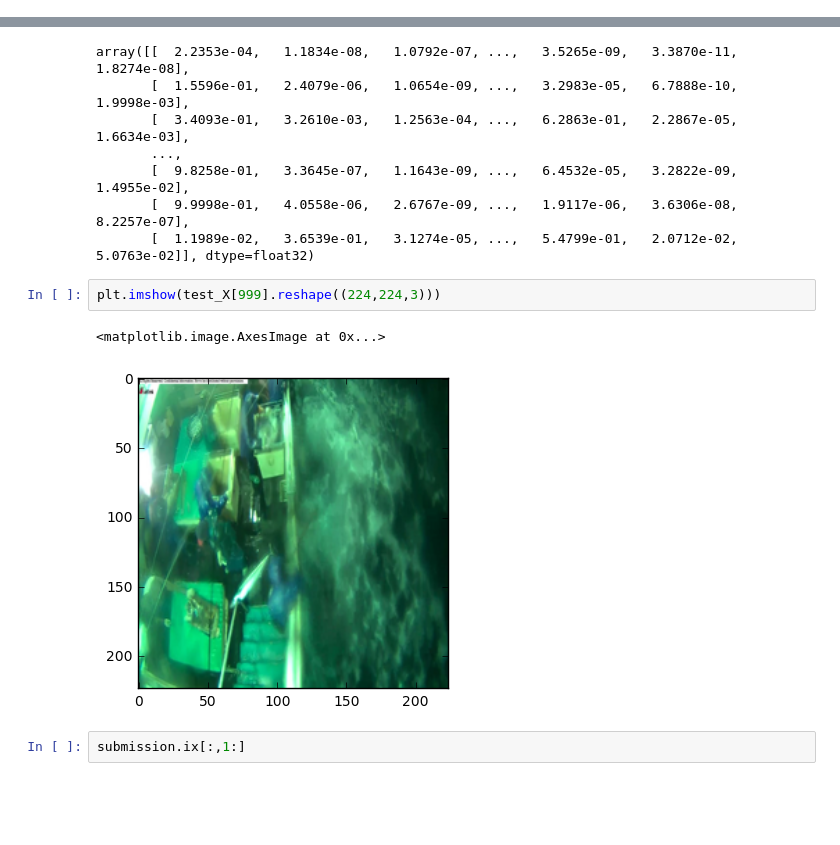
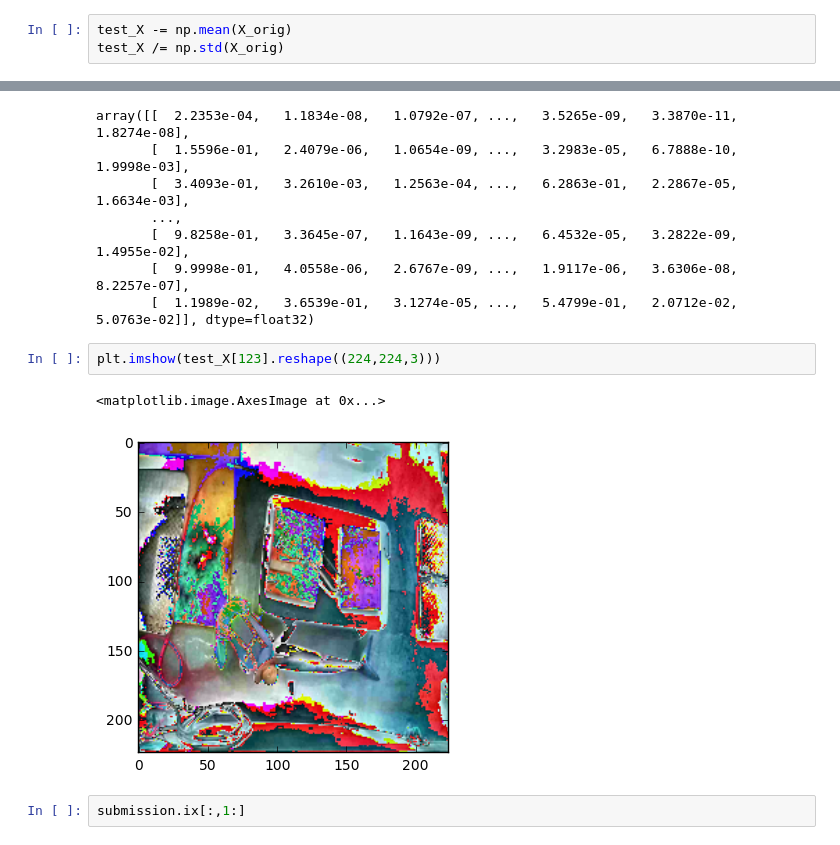
Before and after one commit to jpatdalton/fish, a Jupyter notebook: scripts/starter.ipynb, the cells around one changed output, grey strips where cells are left out. Drawn from its saved outputs; the diff is of its cells as text; blank space fills up the shorter version.

Commit message:
Added preprocessing tests

```diff
--- a/scripts/starter.ipynb
+++ b/scripts/starter.ipynb
@@ -234,2 +361,5 @@ plt.imshow(X[5].reshape((224,224,3)))
+# %%
+test_X -= np.mean(X_orig)
+test_X /= np.std(X_orig)
 # %%
 preds = model.predict(np.array(test_X), batch_size=64)
@@ -269,10 +404,10 @@ array([[  2.2353e-04,   1.1834e-08,   1.0792e-07, ...,   3.5265e-09,   3.3870e-1
        [  9.9998e-01,   4.0558e-06,   2.6767e-09, ...,   1.9117e-06,   3.6306e-08,   8.2257e-07],
        [  1.1989e-02,   3.6539e-01,   3.1274e-05, ...,   5.4799e-01,   2.0712e-02,   5.0763e-02]], dtype=float32)
 # %%
-plt.imshow(test_X[999].reshape((224,224,3)))
+plt.imshow(test_X[123].reshape((224,224,3)))
 # %% [output]
 <matplotlib.image.AxesImage at 0x...>
-[figure, old version]
+[figure, new version]
 # %%
 submission.ix[:,1:]
 # %% [output]
```
Also changed, not shown: parts of 42 cells of this notebook.
